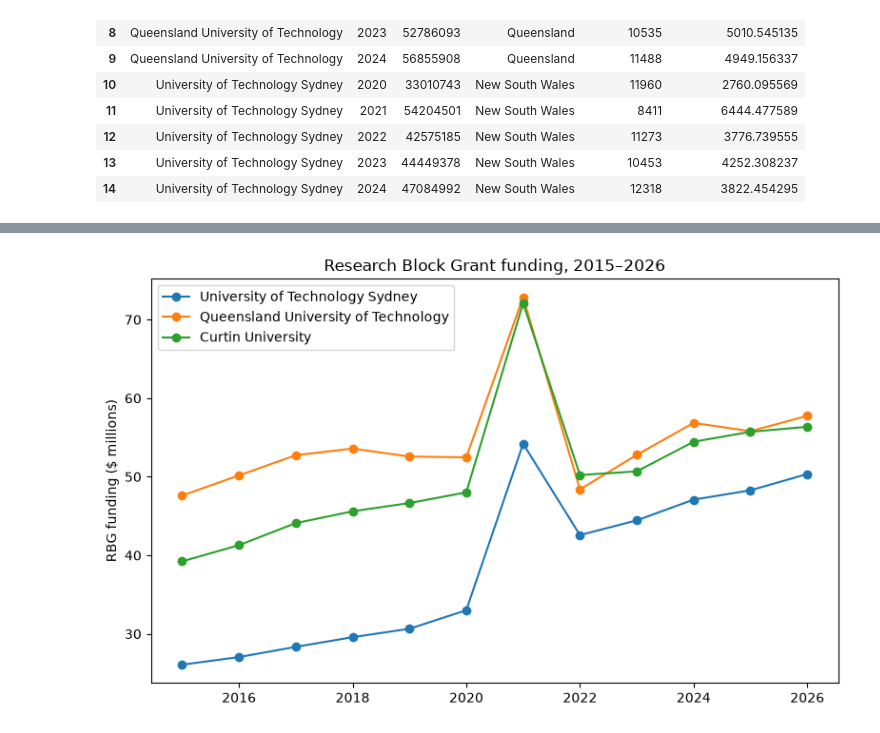
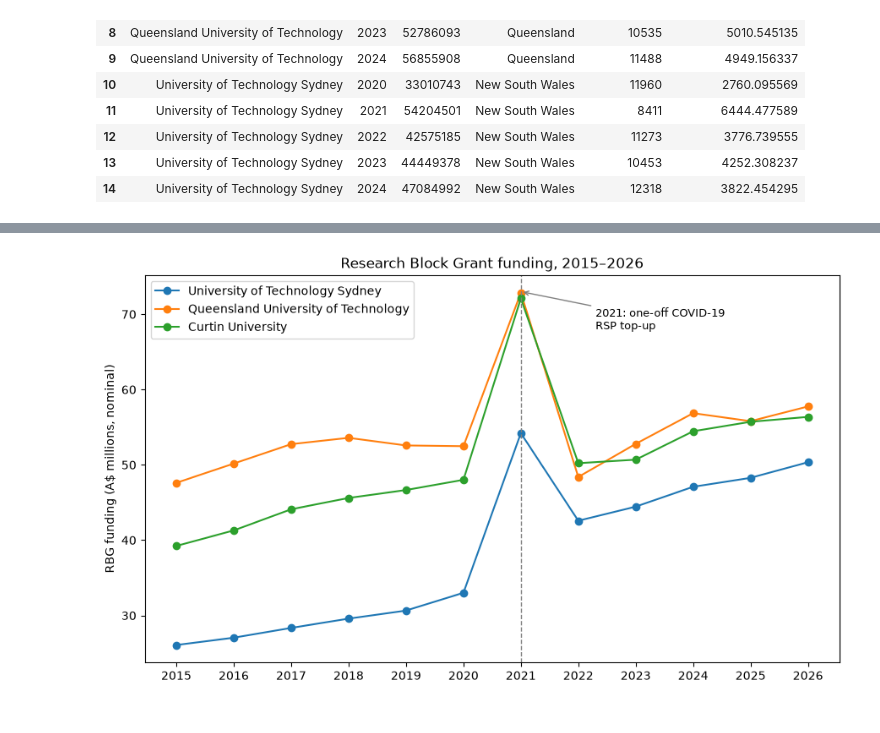
Before and after one commit to fizahzahid/DAIU-Insight-Report, a Jupyter notebook: analysis.ipynb, the cells around one changed output, grey strips where cells are left out. Saved outputs shown, nothing was run; the diff lists cells and outputs as text; code cells hidden in the pictures.

Commit message:
adjusted charts

```diff
--- a/analysis.ipynb
+++ b/analysis.ipynb
@@ -75,3 +75,22 @@ merged.sort_values(['Institution', 'Year'])
 | 12 | University of Technology Sydney | 2022 | 42575185 | New South Wales | 11273 | 3776.739555 |
 | 13 | University of Technology Sydney | 2023 | 44449378 | New South Wales | 10453 | 4252.308237 |
 | 14 | University of Technology Sydney | 2024 | 47084992 | New South Wales | 12318 | 3822.454295 |
+# %%
+t3 = pd.read_excel('Research block grants time series 2021-2026.xlsx', sheet_name='Table 3', header=2)
+t3 = t3[t3['HEP Name'].isin(comparators)][['HEP Name', 'Additional RSP']].rename(columns={'HEP Name': 'Institution'})
+
+print('Duplicate rows:', rbg_sub.duplicated(['HEP Name', 'Year', 'Program']).sum())
+print(rbg_sub[(rbg_sub['Year'] == 2021) & (rbg_sub['Program'] == 'RSP')][['HEP Name', 'Amount']])
+
+rbg_adj = rbg_totals.merge(t3, on='Institution', how='left')
+rbg_adj['Additional RSP'] = rbg_adj['Additional RSP'].where(rbg_adj['Year'] == 2021, 0)
+rbg_adj['RBG_Base'] = rbg_adj['RBG_Total'] - rbg_adj['Additional RSP']
+
+pc = rbg_adj[rbg_adj['Year'].isin([2015, 2026])].pivot(index='Institution', columns='Year', values='RBG_Total')
+pc['pct_change'] = (pc[2026] / pc[2015] - 1) * 100
+print(pc)
+
+kpi = pd.merge(rbg_adj, comp_long, on=['Institution', 'Year'])
+kpi['Base_RBG_per_Completion'] = kpi['RBG_Base'] / kpi['Completions']
+kpi.to_csv('kpi_table.csv', index=False)
+kpi
@@ -78,16 +124,20 @@ merged.sort_values(['Institution', 'Year'])
 # %%
 import matplotlib.pyplot as plt
 
-recent = rbg_totals[rbg_totals['Year'] >= 2015]
-fig, ax = plt.subplots(figsize=(8, 5))
+fig, ax = plt.subplots(figsize=(9, 5.5))
+d_all = rbg_adj[rbg_adj['Year'] >= 2015]
 for uni in comparators:
-    d = recent[recent['Institution'] == uni]
+    d = d_all[d_all['Institution'] == uni]
     ax.plot(d['Year'], d['RBG_Total'] / 1e6, marker='o', label=uni)
-ax.set_ylabel('RBG funding ($ millions)')
+ax.axvline(2021, color='grey', ls='--', lw=1)
+ax.annotate('2021: one-off COVID-19\nRSP top-up', xy=(2021, 73), xytext=(2022.3, 68),
+            arrowprops=dict(arrowstyle='->', color='grey'), fontsize=9)
+ax.set_xticks(range(2015, 2027))
+ax.set_ylabel('RBG funding (A$ millions, nominal)')
 ax.set_title('Research Block Grant funding, 2015–2026')
-ax.legend()
-plt.tight_layout()
+ax.legend(loc='upper left')
+plt.tight_layout(rect=[0, 0.03, 1, 1])
 plt.savefig('finding1_rbg_trend.png', dpi=150)
 plt.show()
 # %% [output]
-[figure, old version]
+[figure, new version]
```
Also changed, not shown: parts of 2 cells of this notebook.
